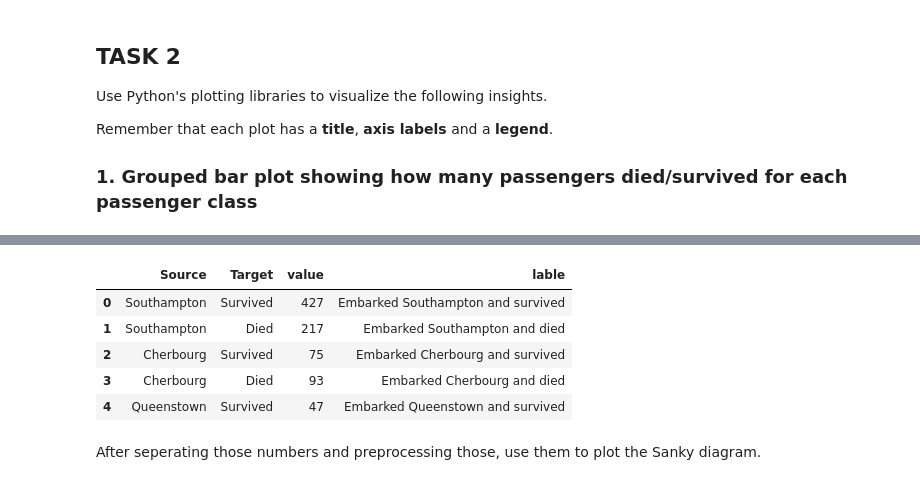
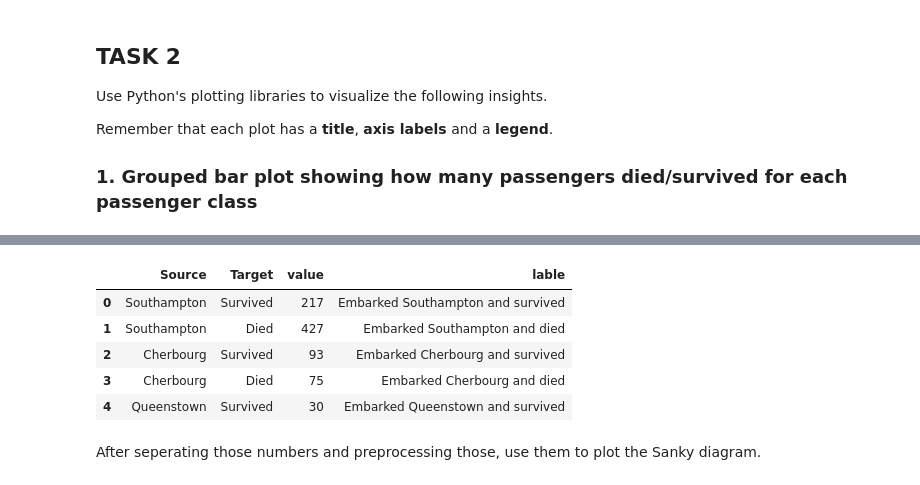
Before and after one commit to s-naegele/Data-Analysis, a Jupyter notebook: Lab/01_Categorical Data.ipynb, the cells around one changed output, grey strips where cells are left out. Drawn from its saved outputs; the diff is of its cells as text; code cells hidden in the pictures.

```diff
--- a/Lab/01_Categorical Data.ipynb
+++ b/Lab/01_Categorical Data.ipynb
@@ -142,34 +138,41 @@ Use a Sankey diagram to visualize how many passengers from each embarking locati
 First of, prepare the data in such a way, that it can be visualized later on. For help on that, please be refered to the [official docs](https://plotly.com/python/sankey-diagram/#hovertemplate-and-customdata-of-sankey-diagrams). Important to know is, that you need to define for each _stream_ a `source`, `target` and `value`. The `source` is the embarking location, the `target` if survived or not and the `value` the number of people who died or survived.
 # %%
 # YOUR CODE HERE
-import pandas as pd
-import numpy as np
+# Imports only needed if not imported above
+#import pandas as pd
+#import numpy as np
 
+#Read Titanic data. Only neede if not already done above
 #data = pd.read_csv('titanic.csv')
 
-data.loc[data.Survived == 0].isna().sum()
-data.loc[data.Embarked == "NaN"].isna().sum()
+#Checked if Embarked or Survival has Nan
+len(data.loc[data.Survived.isna()])
+len(data.loc[data.Embarked.isna()])
 
-survivedSouthampton =len( data.loc[data.Survived == 0].loc[data.Embarked == "S"])
-diedSouthampton = len(data.loc[data.Survived == 1].loc[data.Embarked == "S"])
-survivedCherbourg =len(data.loc[data.Survived == 0].loc[data.Embarked == "C"])
-diedCherbourg = len(data.loc[data.Survived == 1].loc[data.Embarked   == "C"])
-survivedQueenstown =len(data.loc[data.Survived == 0].loc[data.Embarked == "Q"])
-diedQueenstown = len(data.loc[data.Survived == 1].loc[data.Embarked == "Q"])
+
+survivedSouthampton =len( data.loc[data.Survived == 1].loc[data.Embarked == "S"])
+diedSouthampton = len(data.loc[data.Survived == 0].loc[data.Embarked == "S"])
+survivedCherbourg =len(data.loc[data.Survived == 1].loc[data.Embarked == "C"])
+diedCherbourg = len(data.loc[data.Survived == 0].loc[data.Embarked   == "C"])
+survivedQueenstown =len(data.loc[data.Survived == 1].loc[data.Embarked == "Q"])
+diedQueenstown = len(data.loc[data.Survived == 0].loc[data.Embarked == "Q"])
+survivedNan = len(data.loc[data.Survived == 1].loc[data.Embarked.isna()])
+diedNan =  len(data.loc[data.Survived == 0].loc[data.Embarked.isna()])
 
 
 df = pd.DataFrame([['Southampton', 'Survived', survivedSouthampton,"Embarked Southampton and survived" ],['Southampton','Died', diedSouthampton,"Embarked Southampton and died"],
 ['Cherbourg','Survived', survivedCherbourg,"Embarked Cherbourg and survived"], ['Cherbourg', 'Died', diedCherbourg,"Embarked Cherbourg and died"],
-['Queenstown','Survived', survivedQueenstown,"Embarked Queenstown and survived"], ['Queenstown','Died', diedQueenstown,"Embarked Queenstown and died"]],columns=['Source', 'Target', 'value', 'lable'])
+['Queenstown','Survived', survivedQueenstown,"Embarked Queenstown and survived"], ['Queenstown','Died', diedQueenstown,"Embarked Queenstown and died"],
+['NaN','Survied', survivedNan,"Embark unknown and survived"],['NaN','Died', diedNan,"Embark unknown and died"]], columns=['Source', 'Target', 'value', 'lable'])
 
 df.head()
 # %% [output]
 |  | Source | Target | value | lable |
-| 0 | Southampton | Survived | 427 | Embarked Southampton and survived |
-| 1 | Southampton | Died | 217 | Embarked Southampton and died |
-| 2 | Cherbourg | Survived | 75 | Embarked Cherbourg and survived |
-| 3 | Cherbourg | Died | 93 | Embarked Cherbourg and died |
-| 4 | Queenstown | Survived | 47 | Embarked Queenstown and survived |
+| 0 | Southampton | Survived | 217 | Embarked Southampton and survived |
+| 1 | Southampton | Died | 427 | Embarked Southampton and died |
+| 2 | Cherbourg | Survived | 93 | Embarked Cherbourg and survived |
+| 3 | Cherbourg | Died | 75 | Embarked Cherbourg and died |
+| 4 | Queenstown | Survived | 30 | Embarked Queenstown and survived |
 # %% [markdown]
 After seperating those numbers and preprocessing those, use them to plot the Sanky diagram.
 # %%
```
Also changed, not shown: parts of 2 cells of this notebook.
